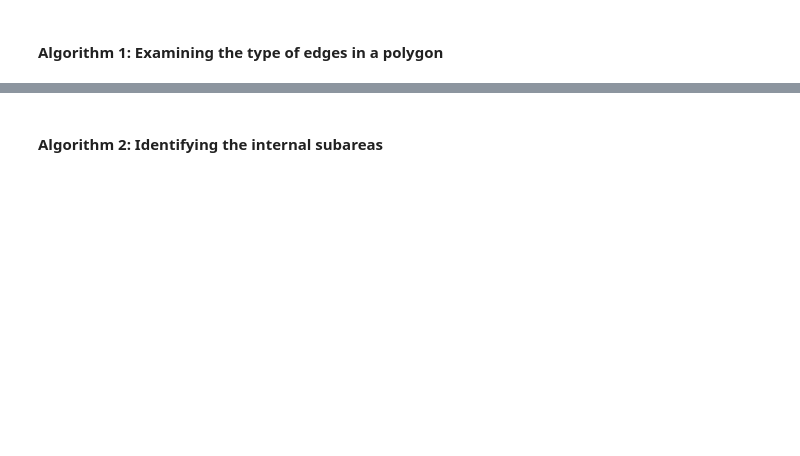
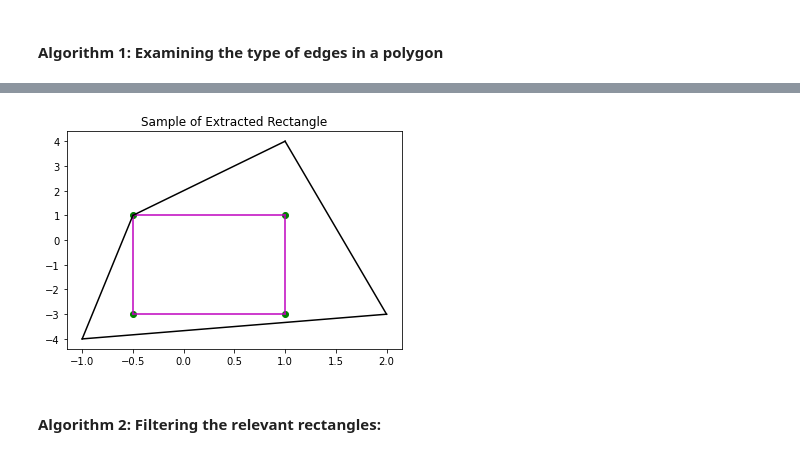
Before and after one commit to oortega20/CS294-final_project, a Jupyter notebook: inscribing_rectangle.ipynb, the cells around one changed output, grey strips where cells are left out. Saved outputs shown, nothing was run; the diff lists cells and outputs as text; code cells hidden in the pictures; blank space fills up the shorter version.

```diff
--- a/inscribing_rectangle.ipynb
+++ b/inscribing_rectangle.ipynb
@@ -290,0 +324,15 @@ print(types)
+# %%
+def extract_rectangles(h_lines, v_lines):
+    h_lines = sorted(list(set(h_lines)), key=lambda x: x[0][1])
+    v_lines = sorted(list(set(v_lines)), key=lambda x: x[0][0])
+    print(v_lines)
+    rectangles = []
+    for h in range(1, len(h_lines)):
+        for v in range(1, len(v_lines)):
+            t_l = line_intersection(h_lines[h-1], v_lines[v-1])
+            t_r = line_intersection(h_lines[h-1], v_lines[v])
+            b_l = line_intersection(h_lines[h], v_lines[v-1])
+            b_r = line_intersection(h_lines[h], v_lines[v])
+            rectangle = [t_l, t_r, b_r, b_l]
+            rectangles.append(rectangle)
+    return rectangles
@@ -291,2 +343,22 @@ print(types)
+# %%
+fig = plt.figure()
+plt.title("Sample of Extracted Rectangle")
+to_display = 17
+
+for edge in edges(rectangles[to_display]):
+    x_1,x_2 = edge[0][0], edge[1][0]
+    y_1,y_2 = edge[0][1], edge[1][1]
+    plt.plot([x_1,x_2], [y_1,y_2], color='m')
+for x,y in rectangles[to_display]:
+    plt.scatter(x,y,color='g')
+
+for edge in edge_pts:
+    x_1,x_2 = edge[0][0], edge[1][0]
+    y_1,y_2 = edge[0][1], edge[1][1]
+    plt.plot([x_1,x_2], [y_1,y_2],color='k')
+
+plt.savefig('Extracted Rectangle.png', format='png')
+# %% [output]
+[figure, added]
 # %% [markdown]
-#### Algorithm 2: Identifying the internal subareas
+#### Algorithm 2: Filtering the relevant rectangles:
```
Also changed, not shown: parts of 34 cells of this notebook.
